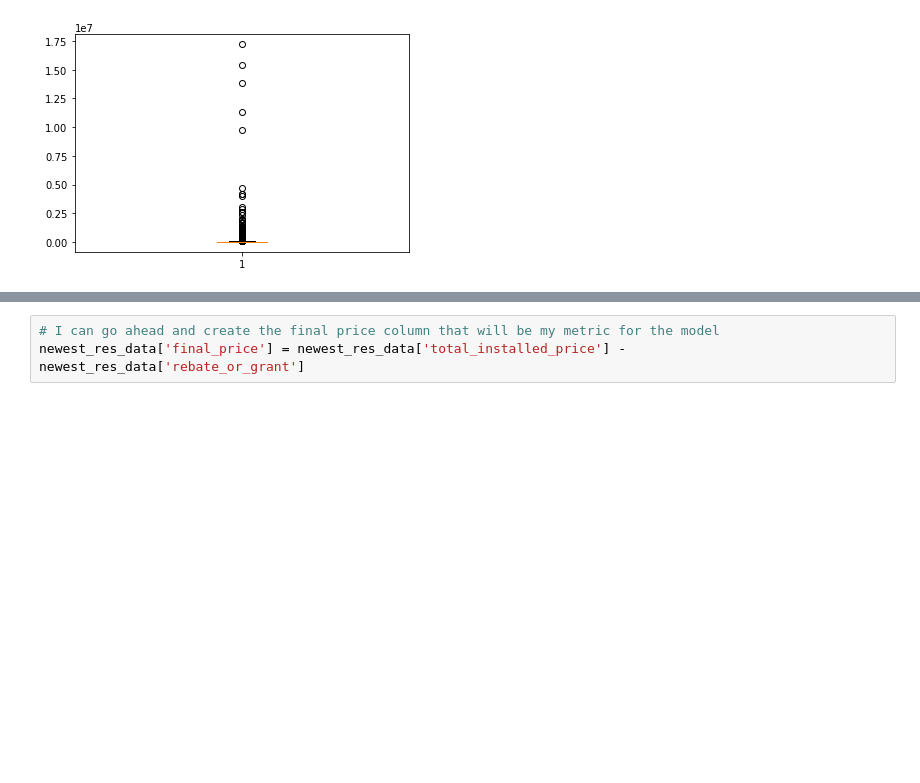
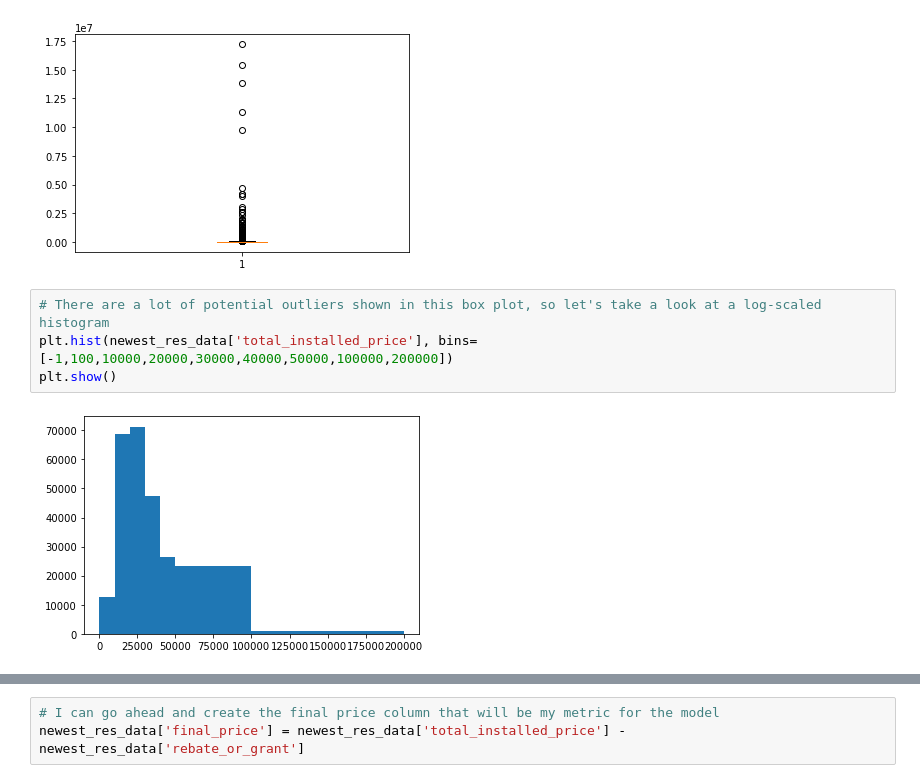
Before and after one commit to zjbrown0689/Solar-Panel-Capstone, a Jupyter notebook: notebooks/Data Wrangling.ipynb, the cells around one changed output, grey strips where cells are left out. Saved outputs shown, nothing was run; the diff lists cells and outputs as text; blank space fills up the shorter version.

```diff
--- a/notebooks/Data Wrangling.ipynb
+++ b/notebooks/Data Wrangling.ipynb
@@ -169,3 +172,9 @@ plt.show
 # %% [output]
 <function matplotlib.pyplot.show(close=None, block=None)>
 [figure]
+# %%
+# There are a lot of potential outliers shown in this box plot, so let's take a look at a log-scaled histogram
+plt.hist(newest_res_data['total_installed_price'], bins=[-1,100,10000,20000,30000,40000,50000,100000,200000])
+plt.show()
+# %% [output]
+[figure, added]
```
Also changed, not shown: parts of 12 cells of this notebook, 1 other file.
